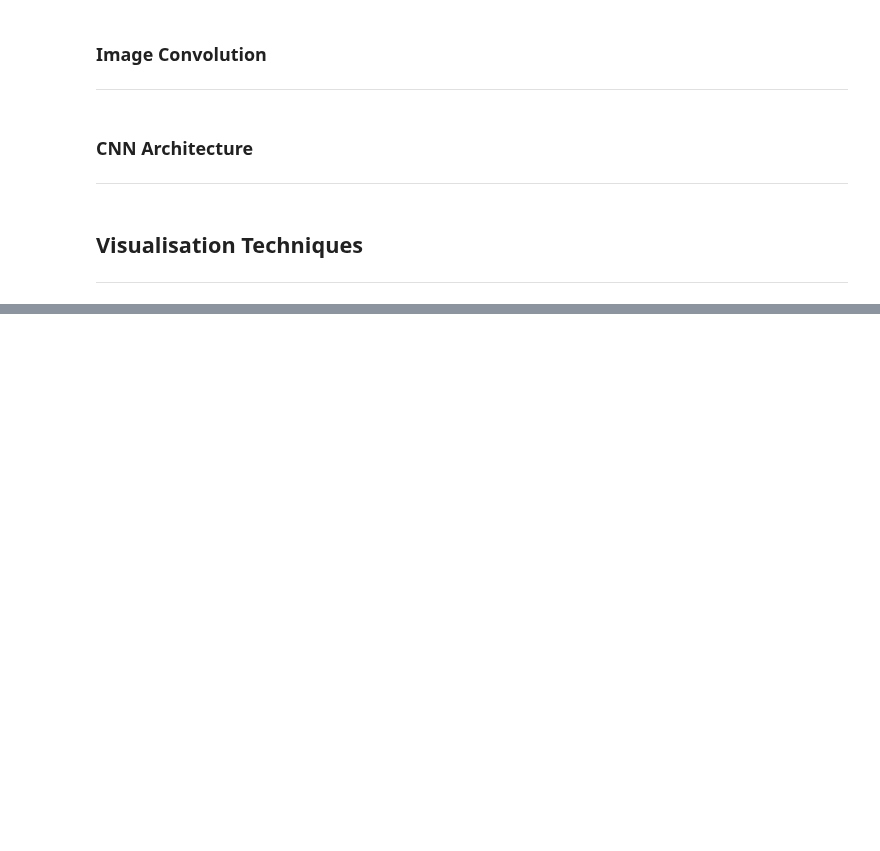
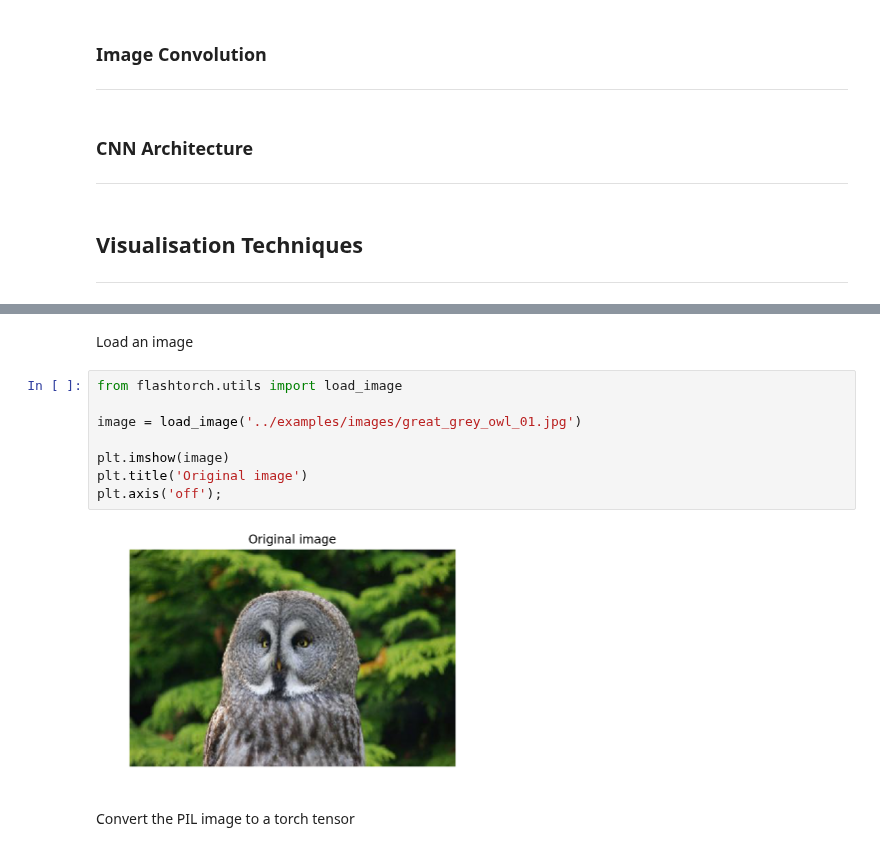
Before and after one commit to MisaOgura/flashtorch, a Jupyter notebook: presentations/hopperx1.ipynb, the cells around one changed output, grey strips where cells are left out. Saved outputs shown, nothing was run; the diff lists cells and outputs as text; blank space fills up the shorter version.

```diff
--- a/presentations/hopperx1.ipynb
+++ b/presentations/hopperx1.ipynb
@@ -83,0 +98,14 @@ Modify the path to this notebook depending on where you're lauching it from.
+# %% [markdown]
+Load an image
+# %%
+from flashtorch.utils import load_image
+
+image = load_image('../examples/images/great_grey_owl_01.jpg')
+
+plt.imshow(image)
+plt.title('Original image')
+plt.axis('off');
+# %% [output]
+[figure, added]
+# %% [markdown]
+Convert the PIL image to a torch tensor
```
Also changed, not shown: parts of 30 cells of this notebook, 1 other file.
